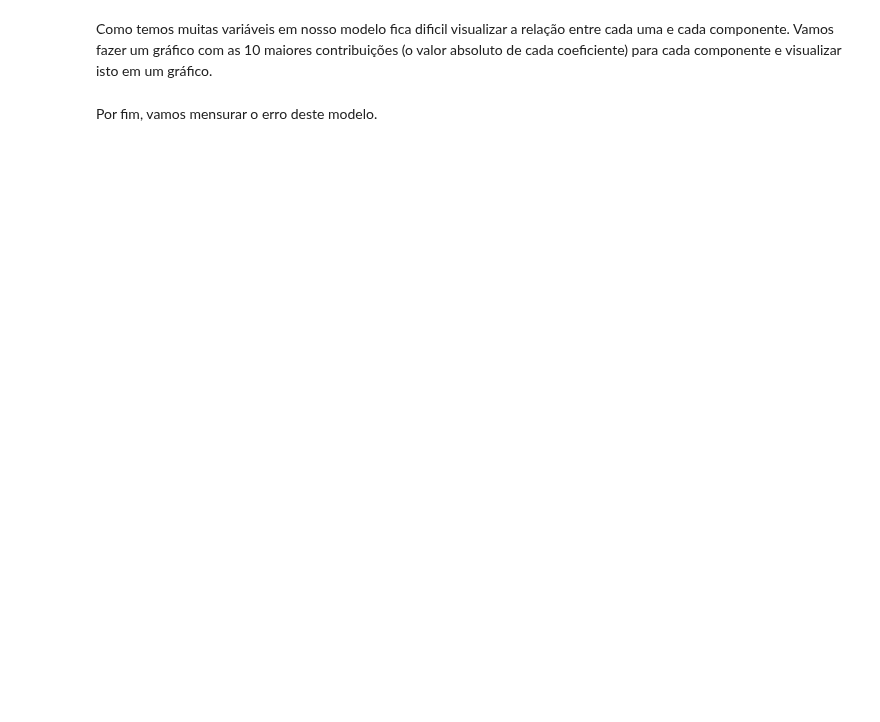
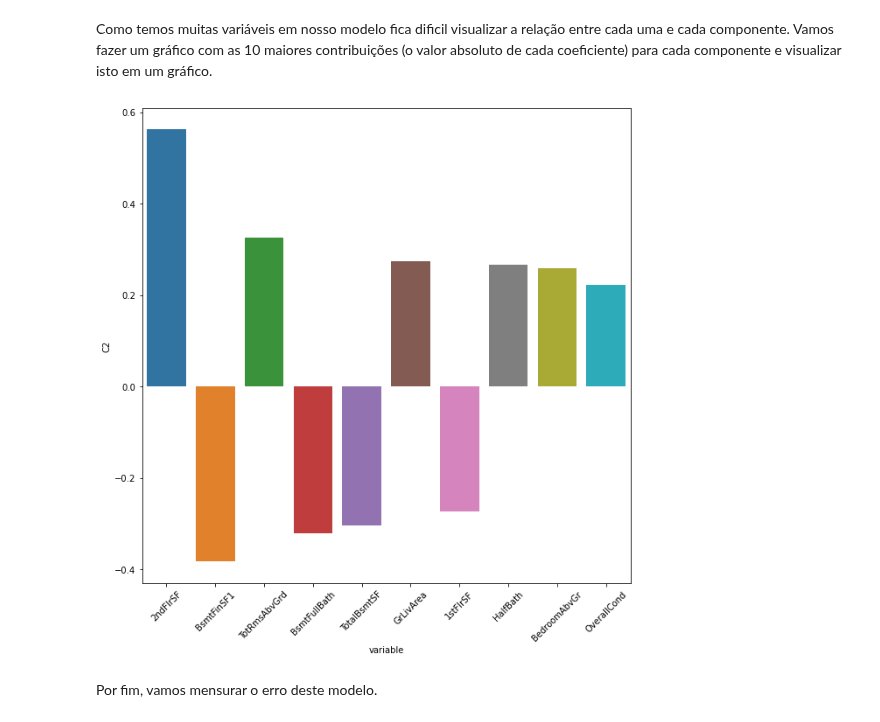
Before and after one commit to pedroteche-ih/64_PT_NOV202111, a Jupyter notebook: aulas/64 DA PT NOV-2021 Aula 20220407 Métodos Regressivos.ipynb, the cells around one changed output. Drawn from its saved outputs; the diff is of its cells as text; code cells hidden in the pictures; blank space fills up the shorter version.

```diff
--- a/aulas/64 DA PT NOV-2021 Aula 20220407 Métodos Regressivos.ipynb
+++ b/aulas/64 DA PT NOV-2021 Aula 20220407 Métodos Regressivos.ipynb
@@ -221,12 +371,14 @@ Como temos muitas variáveis em nosso modelo fica dificil visualizar a relação
 # %%
 imp_var["variable"] = imp_var.index
 fig, ax = plt.subplots(figsize=(10, 10))
-component = "C0"
+component = "C2"
 imp_var = imp_var.sort_values(component, ascending=False)
 imp_var["abs_comp"] = abs(imp_var[component])
 imp_var_sel = imp_var.nlargest(10, "abs_comp")
 sns.barplot(data=imp_var_sel, y=component, x="variable")
 plt.xticks(rotation=45);
+# %% [output]
+[figure, added]
 # %% [markdown]
 Por fim, vamos mensurar o erro deste modelo.
 # %%
```
Also changed, not shown: parts of 35 cells of this notebook, 2 other files.
